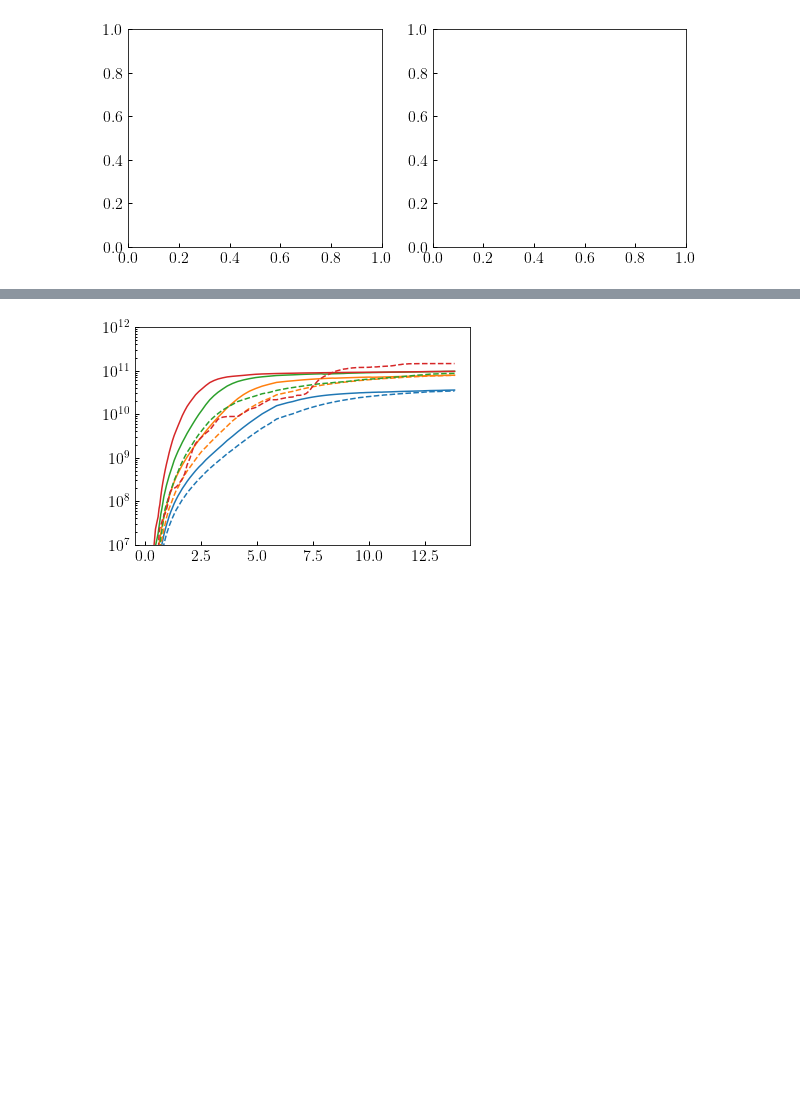
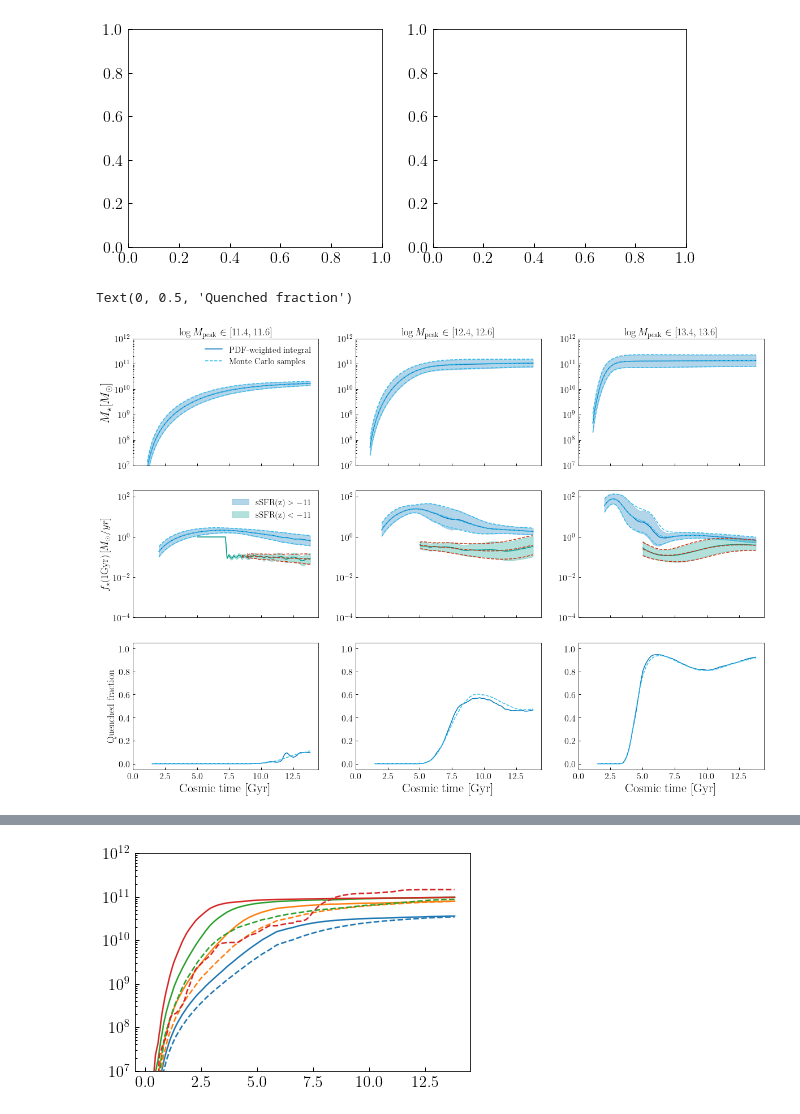
Before and after one commit to ArgonneCPAC/diffstarpop, a Jupyter notebook: notebooks/test_pdf_model.ipynb, the cells around one changed output, grey strips where cells are left out. Saved outputs shown, nothing was run; the diff lists cells and outputs as text; code cells hidden in the pictures; blank space fills up the shorter version.

```diff
--- a/notebooks/test_pdf_model.ipynb
+++ b/notebooks/test_pdf_model.ipynb
@@ -445,3 +635,78 @@ for i in range(len(logm0_binmids)):
     # mstar_data[i] = np.log10(np.nanmean(sm_cumsum_SMDPL[mask], axis=0))
     # mstar_data_Q[i] = np.log10(np.nanmean(sm_cumsum_SMDPL[mask1], axis=0))
     # mstar_data_MS[i] = np.log10(np.nanmean(sm_cumsum_SMDPL[mask2], axis=0))
+# %%
+NM0 = len(logm0_binmids)
+
+
+fontsize=22
+fig, ax = plt.subplots(3,NM0, figsize=(20,14), sharex=True, sharey=False)
+
+for i in range(NM0):
+    #"""
+    ax[0,i].plot(t_table[sm_loss_sel], 10**_target_res_Q[0][i][sm_loss_sel], color=colors[0], label='PDF-weighted integral')
+    ax[0,i].fill_between(t_table[sm_loss_sel],
+                       10**(_target_res_Q[0][i]-np.sqrt(_target_res_Q[1][i]))[sm_loss_sel],
+                       10**(_target_res_Q[0][i]+np.sqrt(_target_res_Q[1][i]))[sm_loss_sel],
+                       color=colors[0],
+                       alpha = 0.3
+                      )
+
+
+    ax[1,i].plot(t_table[index_select][fstar_loss_MS_sel], 10**_target_res_Q[2][i][fstar_loss_MS_sel], color=colors[0])
+    ax[1,i].fill_between(t_table[index_select][fstar_loss_MS_sel],
+                       10**(_target_res_Q[2][i]-np.sqrt(_target_res_Q[4][i]))[fstar_loss_MS_sel],
+                       10**(_target_res_Q[2][i]+np.sqrt(_target_res_Q[4][i]))[fstar_loss_MS_sel],
+                       color=colors[0],
+                       alpha = 0.3, label = r"$\rm{sSFR}(z) > -11$"
+                      )
+
+    ax[1,i].plot(t_table[index_select][fstar_loss_Q_sel], 10**_target_res_Q[3][i][fstar_loss_Q_sel], color=colors[2])
+    ax[1,i].fill_between(t_table[index_select][fstar_loss_Q_sel],
+                       10**(_target_res_Q[3][i]-np.sqrt(_target_res_Q[5][i]))[fstar_loss_Q_sel],
+                       10**(_target_res_Q[3][i]+np.sqrt(_target_res_Q[5][i]))[fstar_loss_Q_sel],
+                       color=colors[2],
+                       alpha = 0.3, label = r"$\rm{sSFR}(z) < -11$"
+                      )
+
+    ax[2,i].plot(t_table[index_select], _target_res_Q[6][i], color=colors[0])
+
+    #"""
+    ax[0,i].plot(t_table[sm_loss_sel], 10**_MC_res_Q[0][i][sm_loss_sel], ls="--", color=colors[1], label='Monte Carlo samples')
+    ax[0,i].plot(t_table[sm_loss_sel], 10**(_MC_res_Q[0][i]-np.sqrt(_MC_res_Q[1][i]))[sm_loss_sel], ls="--", color=colors[1],)
+    ax[0,i].plot(t_table[sm_loss_sel], 10**(_MC_res_Q[0][i]+np.sqrt(_MC_res_Q[1][i]))[sm_loss_sel], ls="--", color=colors[1],)
+
+
+
+    ax[1,i].plot(t_table[index_select][fstar_loss_MS_sel], 10**_MC_res_Q[2][i][fstar_loss_MS_sel], ls="--", color=colors[1])
+    ax[1,i].plot(t_table[index_select][fstar_loss_MS_sel], 10**(_MC_res_Q[2][i]-np.sqrt(_MC_res_Q[4][i]))[fstar_loss_MS_sel], ls="--", color=colors[1],)
+    ax[1,i].plot(t_table[index_select][fstar_loss_MS_sel], 10**(_MC_res_Q[2][i]+np.sqrt(_MC_res_Q[4][i]))[fstar_loss_MS_sel], ls="--", color=colors[1],)
+
+    ax[1,i].plot(t_table[index_select][fstar_loss_Q_sel], 10**_MC_res_Q[3][i][fstar_loss_Q_sel], ls="--", color=colors[4])
+    ax[1,i].plot(t_table[index_select][fstar_loss_Q_sel], 10**(_MC_res_Q[3][i]-np.sqrt(_MC_res_Q[5][i]))[fstar_loss_Q_sel], ls="--", color=colors[4],)
+    ax[1,i].plot(t_table[index_select][fstar_loss_Q_sel], 10**(_MC_res_Q[3][i]+np.sqrt(_MC_res_Q[5][i]))[fstar_loss_Q_sel], ls="--", color=colors[4],)
+
+    ax[2,i].plot(t_table[index_select], _MC_res_Q[6][i], ls="--", color=colors[1])
+
+
+    #ax[0,i].plot(SMDPL_t, 10**mstar_data_Q[i], ls="-.", color='k', lw = 2, label='Data')
+
+
+    ax[0,i].set_yscale('log')
+    ax[1,i].set_yscale('log')
+    ax[0,i].set_ylim(1e7, 1e12)
+    ax[1,i].set_ylim(1e-4, 2e2)
+    ax[2,i].set_ylim(-0.05,1.05)
+    ax[2,i].set_xlabel('Cosmic time [Gyr]', fontsize=fontsize)
+    ax[0,i].set_title(r'$\log M_{\rm peak}\in[%.1f, %.1f]$'%(logm0_binmids[i]-logm0_bin_widths[i], logm0_binmids[i]+logm0_bin_widths[i]))
+
+ax[0,0].legend()
+ax[1,0].legend()
+ax[0,0].set_xticks(np.arange(0,13,2.5))
+ax[0,0].set_ylabel('$M_\star [M_{\odot}]$', fontsize=fontsize)
+ax[1,0].set_ylabel('$f_\star(1\mathrm{Gyr}) \,[M_{\odot}/yr]$')
+ax[2,0].set_ylabel('Quenched fraction')
+#fig.savefig('test_mc_integration_target_from_model_fstar_validation_wrt_MonteCarlo.png', bbox_inches='tight', dpi=300)
+# %% [output]
+Text(0, 0.5, 'Quenched fraction')
+[figure, added]
```
Also changed, not shown: parts of 22 cells of this notebook, 6 other files.
